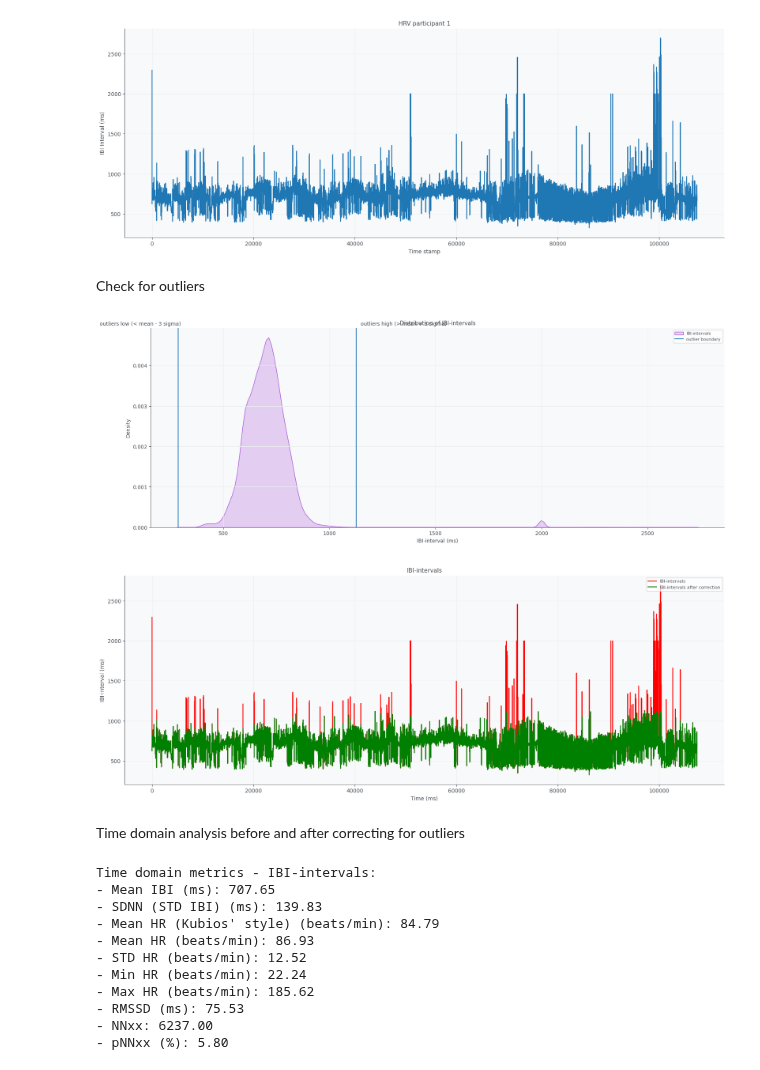
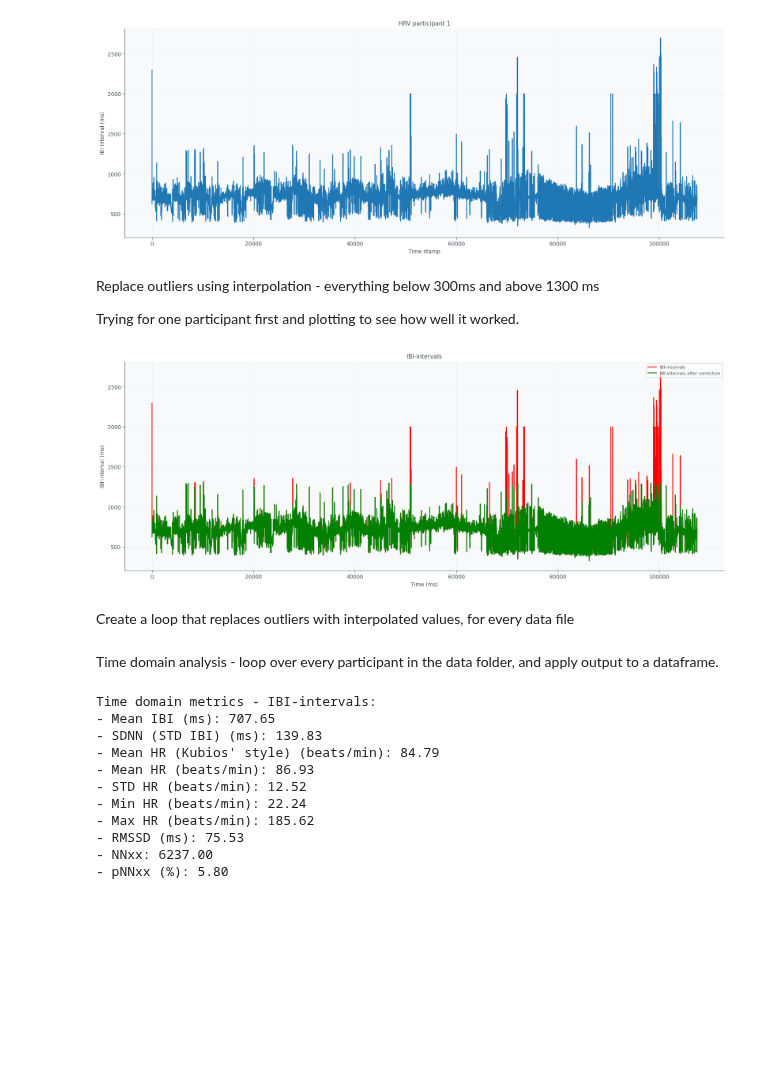
Before and after one commit to GacildaAnne/Thesis-ADHD-HRV, a Jupyter notebook: Thesis_code.ipynb, the cells around one changed output. Saved outputs shown, nothing was run; the diff lists cells and outputs as text; code cells hidden in the pictures; blank space fills up the shorter version.

Commit message:
Replacing outliers for participant 1 and plotting.

```diff
--- a/Thesis_code.ipynb
+++ b/Thesis_code.ipynb
@@ -186,52 +228,36 @@ plt.plot(HRV_1.HRV)
 plt.show()
 # %% [output]
 [figure]
-# %% [markdown]
-Check for outliers
-# %%
-IBI = HRV_1.HRV
-
-# Check for outliers (z-score above 3 or below -3)
-plt.figure(figsize=(20, 7))
-plt.title("Distribution of IBI-intervals")
-
-with warnings.catch_warnings():
-    warnings.simplefilter("ignore") # ignore FutureWarning
-    sns.kdeplot(IBI, label="IBI-intervals", color="#A651D8", shade=True)
-
-outlier_low = np.mean(IBI) - 3 * np.std(IBI)
-outlier_high = np.mean(IBI) + 3 * np.std(IBI)
-
-plt.axvline(x=outlier_low)
-plt.axvline(x=outlier_high, label="outlier boundary")
-plt.text(outlier_low - 370, 0.005, "outliers low (< mean - 3 sigma)") # Placement of text on plot
-plt.text(outlier_high + 20, 0.005, "outliers high (> mean + 3 sigma)")
-
-plt.xlabel("IBI-interval (ms)")
-plt.ylabel("Density")
-
-plt.legend()
-plt.show()
-# %% [output]
-[figure, removed]
+# %% [markdown]
+Replace outliers using interpolation - everything below 300ms and above 1300 ms
+
+Trying for one participant first and plotting to see how well it worked.
 # %%
+# For plotting, create a copy of the original HRV column and call it raw - it gets to keep the outliers
+HRV_1_raw = HRV_1.HRV
+
+# Turn every value below 300ms and above 1300ms to NaN
+HRV_1['HRV'] = np.where((300 <= HRV_1['HRV']) & (HRV_1['HRV'] <= 1300), HRV_1['HRV'], np.nan)
+
+# Fill NaN with interpolated value
+HRV_1['HRV'] = HRV_1['HRV'].interpolate(method='linear', axis=0).ffill().bfill()
+
 plt.figure(figsize=(20, 7))
-
-IBI_corrected = IBI.copy()
-IBI_corrected[np.abs(zscore(IBI)) > 3] = np.median(IBI)
 
 plt.title("IBI-intervals")
 plt.xlabel("Time (ms)")
 plt.ylabel("IBI-interval (ms)")
 
-plt.plot(IBI, color="red", label="IBI-intervals")
-plt.plot(IBI_corrected, color="green",  label="IBI-intervals after correction")
+plt.plot(HRV_1_raw, color="red", label="IBI-intervals")
+plt.plot(HRV_1.HRV, color="green",  label="IBI-intervals after correction")
 plt.legend()
 plt.show()
 # %% [output]
-[figure, old version]
+[figure, new version]
-# %% [markdown]
-Time domain analysis before and after correcting for outliers
+# %% [markdown]
+Create a loop that replaces outliers with interpolated values, for every data file
+# %% [markdown]
+Time domain analysis - loop over every participant in the data folder, and apply output to a dataframe.
 # %%
 # Time domain analysis of Participant 1
 
```
Also changed, not shown: parts of 13 cells of this notebook.
